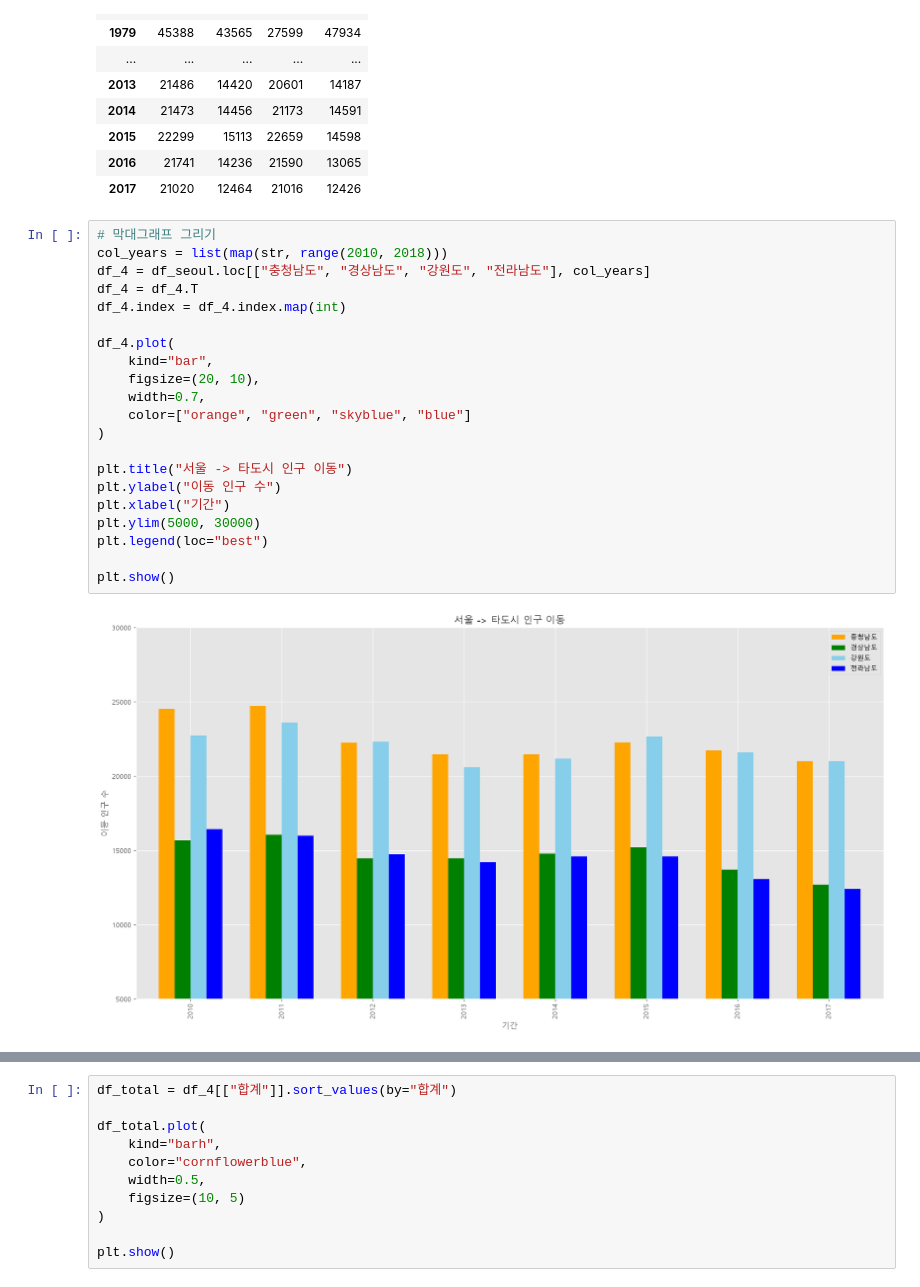
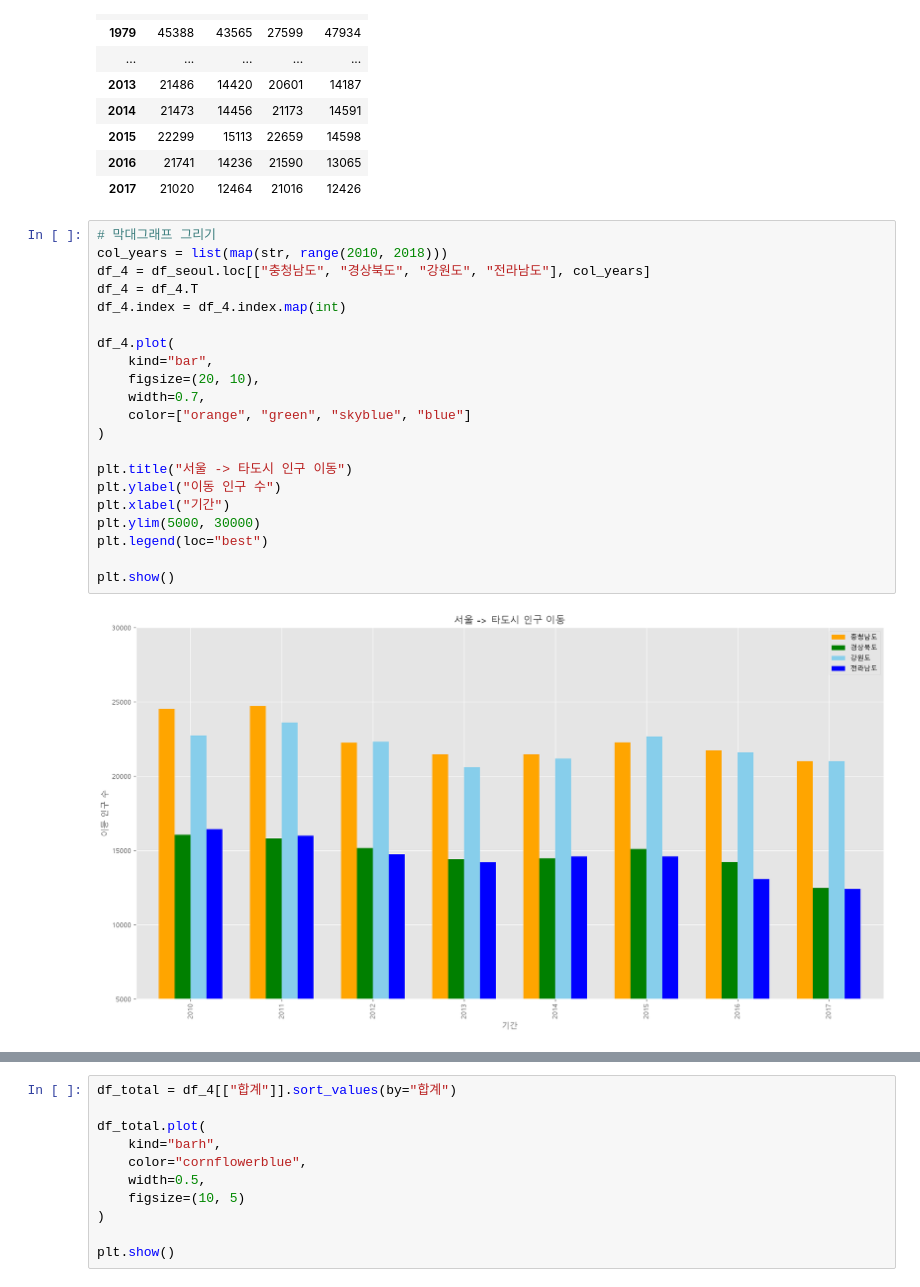
Before and after one commit to SEOWOOSANG/18_data_analytics, a Jupyter notebook: 01_matplotlib.ipynb, the cells around one changed output, grey strips where cells are left out. Cells and saved outputs as stored; diff of their text form.

```diff
--- a/01_matplotlib.ipynb
+++ b/01_matplotlib.ipynb
@@ -605,25 +605,25 @@ df_4
 # %%
 # 막대그래프 그리기
 col_years = list(map(str, range(2010, 2018)))
-df_4 = df_seoul.loc[["충청남도", "경상남도", "강원도", "전라남도"], col_years]
+df_4 = df_seoul.loc[["충청남도", "경상북도", "강원도", "전라남도"], col_years]
 df_4 = df_4.T
 df_4.index = df_4.index.map(int)
 
 df_4.plot(
     kind="bar",
     figsize=(20, 10),
     width=0.7,
     color=["orange", "green", "skyblue", "blue"]
 )
 
 plt.title("서울 -> 타도시 인구 이동")
 plt.ylabel("이동 인구 수")
 plt.xlabel("기간")
 plt.ylim(5000, 30000)
 plt.legend(loc="best")
 
 plt.show()
 # %% [output]
-[figure, old version]
+[figure, new version]
 # %%
 col_years = list(map(str, range(2010, 2018)))
```
Also changed, not shown: parts of 1 cell of this notebook.
